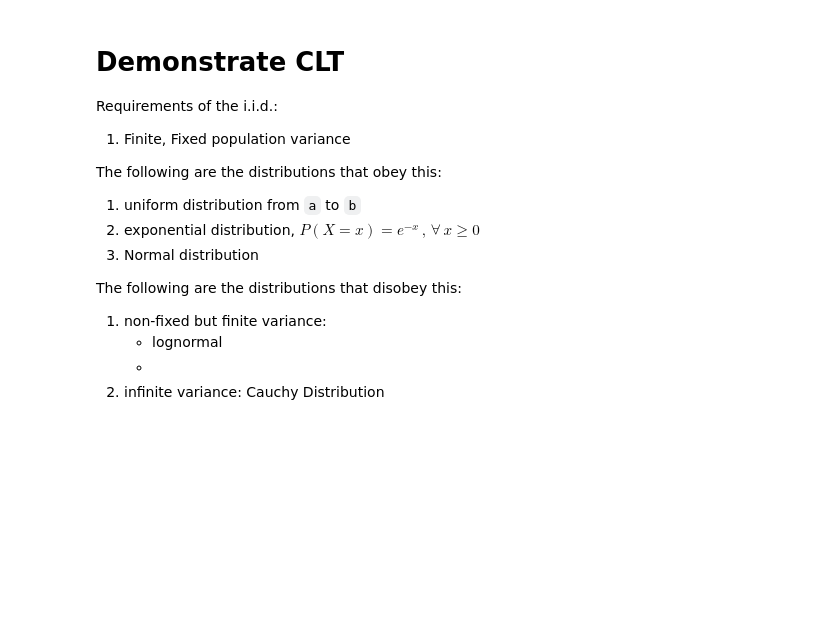
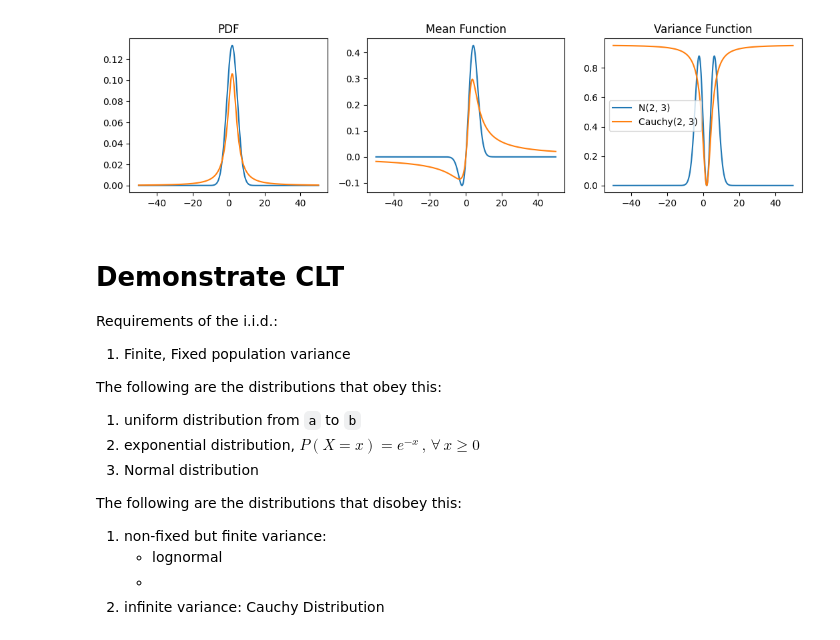
Before and after one commit to akshayDev17/Statistics, a Jupyter notebook: Maths/example.ipynb, the cells around one changed output. Drawn from its saved outputs; the diff is of its cells as text; code cells hidden in the pictures; blank space fills up the shorter version.

Commit message:
few additional notes, cauchy distribution example, variance function plots, bessel corrected variance as an unbiased estimator

```diff
--- a/Maths/example.ipynb
+++ b/Maths/example.ipynb
@@ -10,3 +37,35 @@ import seaborn as sb
+# %%
+pts = np.linspace(-50, 50, 1000)
+
+mu, sigma = 2, 3
+x_0, gamma = 2, 3
+
+normal_pdf_arr = norm.pdf(pts, loc=mu, scale=sigma)
+cauchy_pdf_arr = cauchy.pdf(pts, loc=x_0, scale=gamma)
+
+mean_function_normal = pts*normal_pdf_arr
+mean_function_cauchy = pts*cauchy_pdf_arr
+
+variance_function_normal = ((pts - mu) ** 2)*normal_pdf_arr
+variance_function_cauchy = ((pts - x_0) ** 2)*cauchy_pdf_arr
+
+fig, ax = plt.subplots(1, 3, figsize=(13, 3))
+
+ax[0].plot(pts, normal_pdf_arr, label=f'N({mu}, {sigma})')
+ax[0].plot(pts, cauchy_pdf_arr, label=f'Cauchy({x_0}, {gamma})')
+
+ax[1].plot(pts, mean_function_normal, label=f'N({mu}, {sigma})')
+ax[1].plot(pts, mean_function_cauchy, label=f'Cauchy({x_0}, {gamma})')
+
+ax[2].plot(pts, variance_function_normal, label=f'N({mu}, {sigma})')
+ax[2].plot(pts, variance_function_cauchy, label=f'Cauchy({x_0}, {gamma})')
+
+ax[0].set_title('PDF');ax[1].set_title('Mean Function');ax[2].set_title('Variance Function')
+
+plt.legend()
+plt.show()
+# %% [output]
+[figure, added]
 # %% [markdown]
 # Demonstrate CLT
 
```
Also changed, not shown: parts of 18 cells of this notebook, 1 other file.
